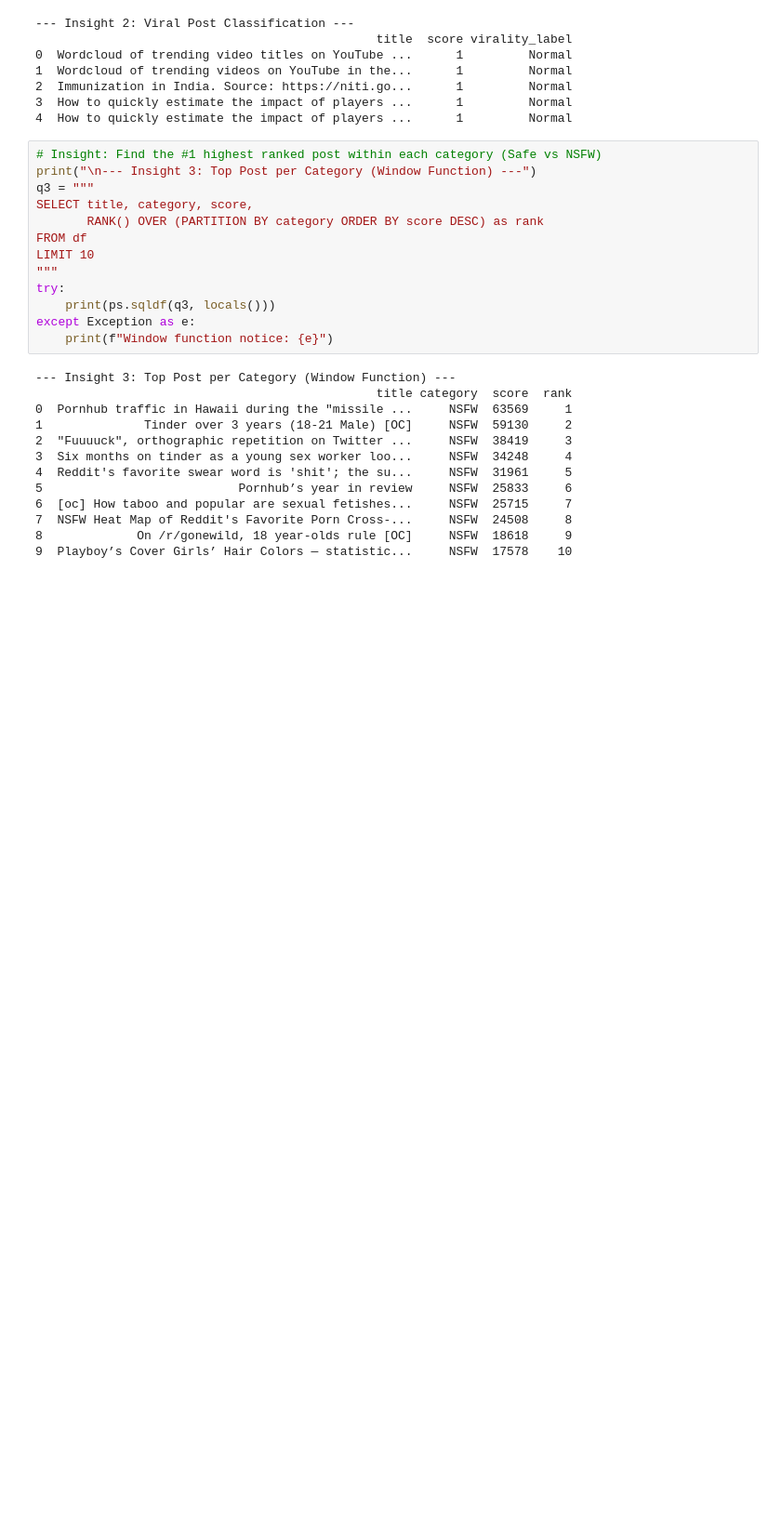
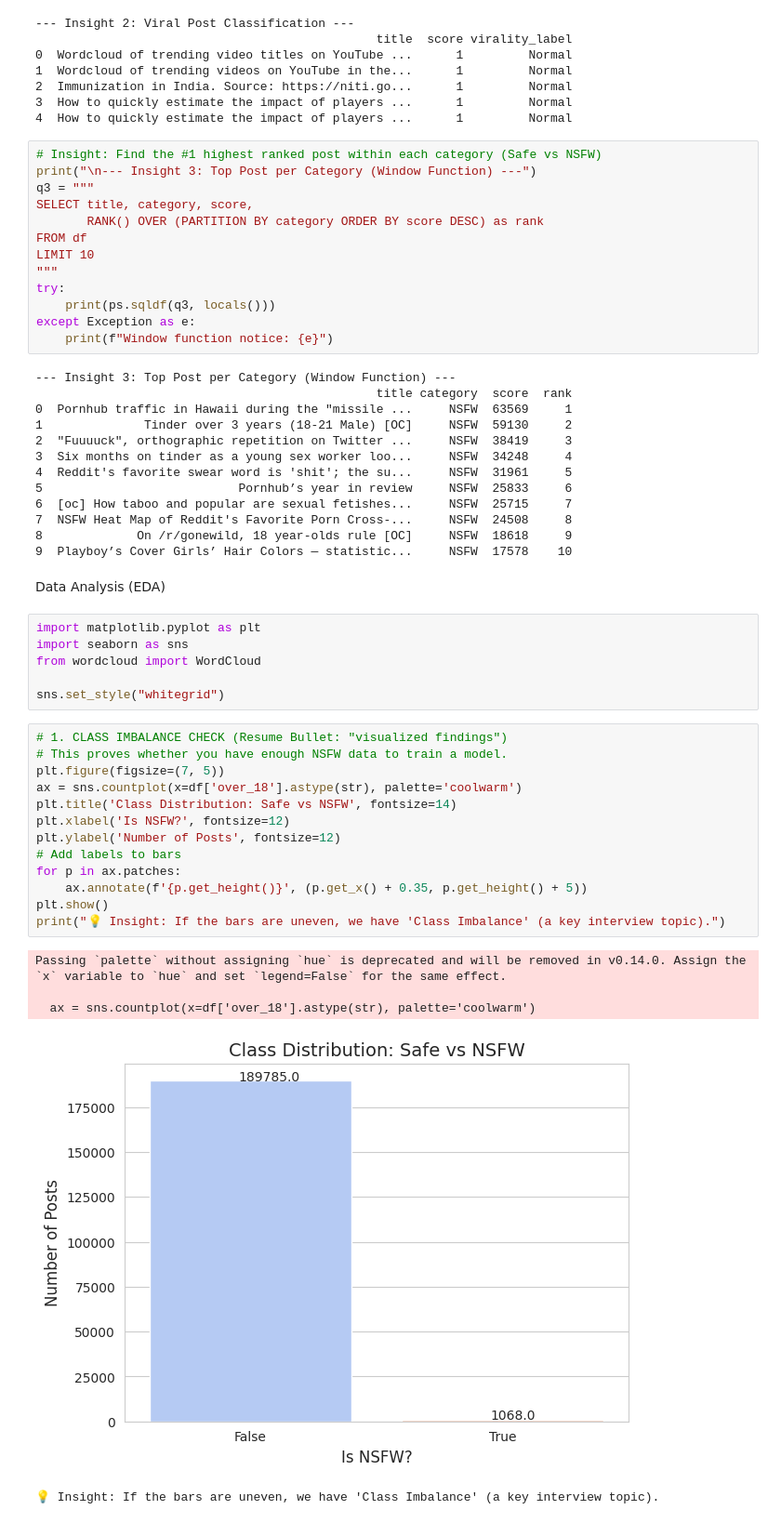
Before and after one commit to hardiksharma2005/Reddit-Post-Classifier, a Jupyter notebook: Reddit_Post_Analysis.ipynb, the cells around one changed output. Shown at 93% size. Drawn from its saved outputs; the diff is of its cells as text; blank space fills up the shorter version.

```diff
--- a/Reddit_Post_Analysis.ipynb
+++ b/Reddit_Post_Analysis.ipynb
@@ -126,3 +126,30 @@ except Exception as e:
 7  NSFW Heat Map of Reddit's Favorite Porn Cross-...     NSFW  24508     8
 8             On /r/gonewild, 18 year-olds rule [OC]     NSFW  18618     9
 9  Playboy’s Cover Girls’ Hair Colors — statistic...     NSFW  17578    10
+# %% [markdown]
+Data Analysis (EDA)
+# %%
+import matplotlib.pyplot as plt
+import seaborn as sns
+from wordcloud import WordCloud
+
+sns.set_style("whitegrid")
+# %%
+# 1. CLASS IMBALANCE CHECK (Resume Bullet: "visualized findings")
+# This proves whether you have enough NSFW data to train a model.
+plt.figure(figsize=(7, 5))
+ax = sns.countplot(x=df['over_18'].astype(str), palette='coolwarm')
+plt.title('Class Distribution: Safe vs NSFW', fontsize=14)
+plt.xlabel('Is NSFW?', fontsize=12)
+plt.ylabel('Number of Posts', fontsize=12)
+# Add labels to bars
+for p in ax.patches:
+    ax.annotate(f'{p.get_height()}', (p.get_x() + 0.35, p.get_height() + 5))
+plt.show()
+print("💡 Insight: If the bars are uneven, we have 'Class Imbalance' (a key interview topic).")
+# %% [output]
+Passing `palette` without assigning `hue` is deprecated and will be removed in v0.14.0. Assign the `x` variable to `hue` and set `legend=False` for the same effect.
+
+  ax = sns.countplot(x=df['over_18'].astype(str), palette='coolwarm')
+[figure, added]
+💡 Insight: If the bars are uneven, we have 'Class Imbalance' (a key interview topic).
```
Also changed, not shown: parts of 4 cells of this notebook.
